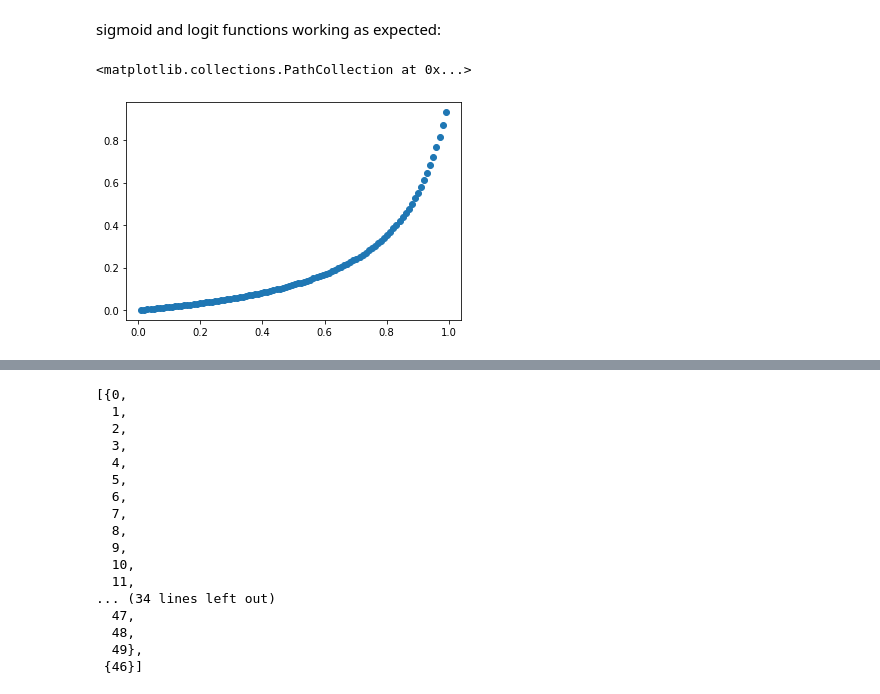
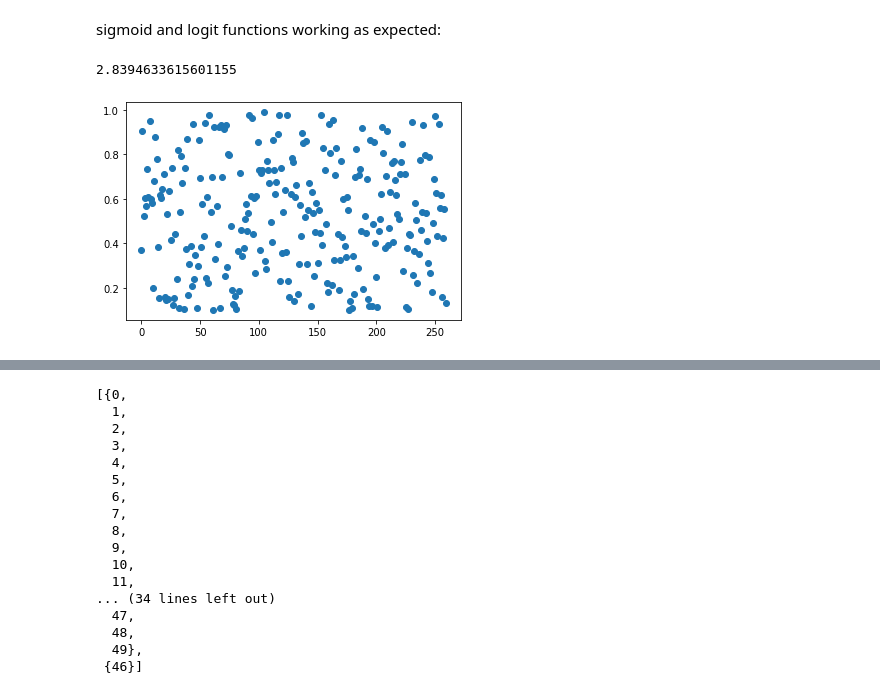
Before and after one commit to dkimpara/DiverseNode, a Jupyter notebook: jupyter-tests.ipynb, the cells around one changed output, grey strips where cells are left out. Cells and saved outputs as stored; diff of their text form; code cells hidden in the pictures.

```diff
--- a/jupyter-tests.ipynb
+++ b/jupyter-tests.ipynb
@@ -77,12 +76,12 @@ plot_hist(weights[15])
 # %% [markdown]
 sigmoid and logit functions working as expected:
-# %%
-x = np.linspace(0.01,0.99, 100)
-y = [sim.sigmoid(sim.logit(v)-2) for v in x]
-plt.scatter(x,y)
-# %% [output]
-<matplotlib.collections.PathCollection at 0x...>
-[figure, removed]
+# %%
+g_init,cmat = generate()
+g, cmat, ccomp, dist, weights = plot_d(g_init,cmat,rounds=500)
+print(mn.culture_distance(g,cmat,False,2))
+# %% [output]
+2.8394633615601155
+[figure, added]
 # %%
 #plot graph getting more assortative as iters go on. no show of increased edge count between groups.
 #even with high culture tolerance nodes...
```
Also changed, not shown: parts of 11 cells of this notebook, 3 other files.
